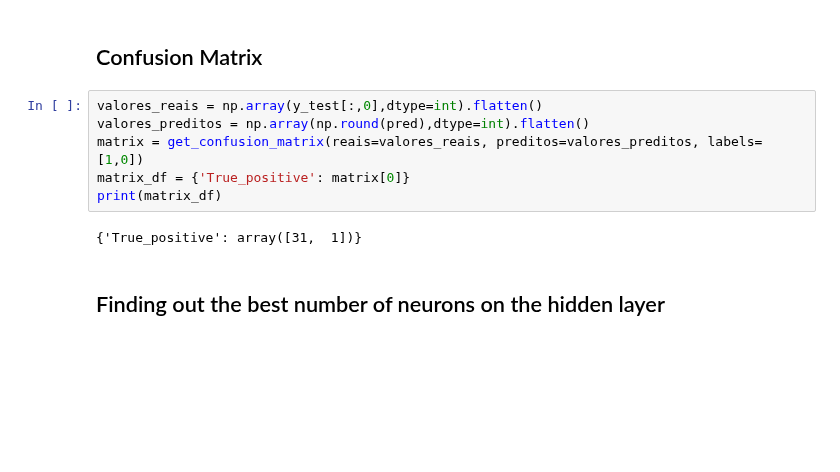
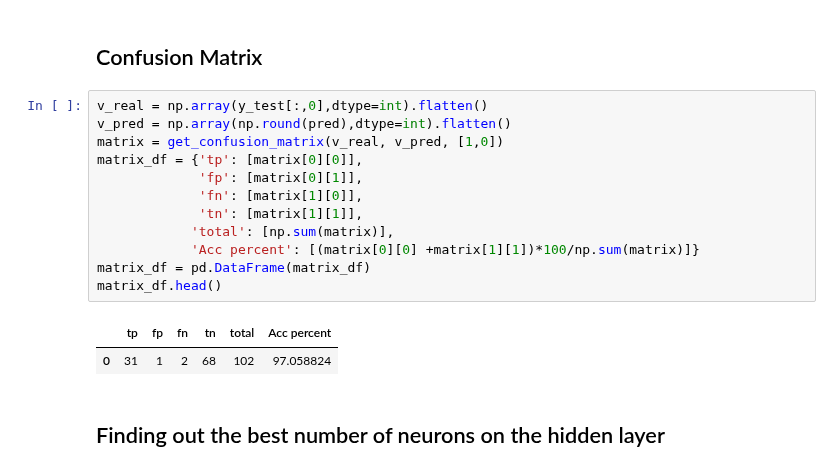
Before and after one commit to cleversonahum/breast_cancer_diagnosis, a Jupyter notebook: notebook/breast_cancer_rna.ipynb, the cells around one changed output. Drawn from its saved outputs; the diff is of its cells as text; blank space fills up the shorter version.

```diff
--- a/notebook/breast_cancer_rna.ipynb
+++ b/notebook/breast_cancer_rna.ipynb
@@ -252,13 +249,20 @@ def get_confusion_matrix(reais, preditos, labels):
 # %% [markdown]
 ## Confusion Matrix
 # %%
-valores_reais = np.array(y_test[:,0],dtype=int).flatten()
-valores_preditos = np.array(np.round(pred),dtype=int).flatten()
-matrix = get_confusion_matrix(reais=valores_reais, preditos=valores_preditos, labels=[1,0])
-matrix_df = {'True_positive': matrix[0]}
-print(matrix_df)
+v_real = np.array(y_test[:,0],dtype=int).flatten()
+v_pred = np.array(np.round(pred),dtype=int).flatten()
+matrix = get_confusion_matrix(v_real, v_pred, [1,0])
+matrix_df = {'tp': [matrix[0][0]],
+             'fp': [matrix[0][1]],
+             'fn': [matrix[1][0]],
+             'tn': [matrix[1][1]],
+            'total': [np.sum(matrix)],
+            'Acc percent': [(matrix[0][0] +matrix[1][1])*100/np.sum(matrix)]}
+matrix_df = pd.DataFrame(matrix_df)
+matrix_df.head()
 # %% [output]
-{'True_positive': array([31,  1])}
+|  | tp | fp | fn | tn | total | Acc percent |
+| 0 | 31 | 1 | 2 | 68 | 102 | 97.058824 |
 # %% [markdown]
 ## Finding out the best number of neurons on the hidden layer
 # %%
```
Also changed, not shown: parts of 7 cells of this notebook.
